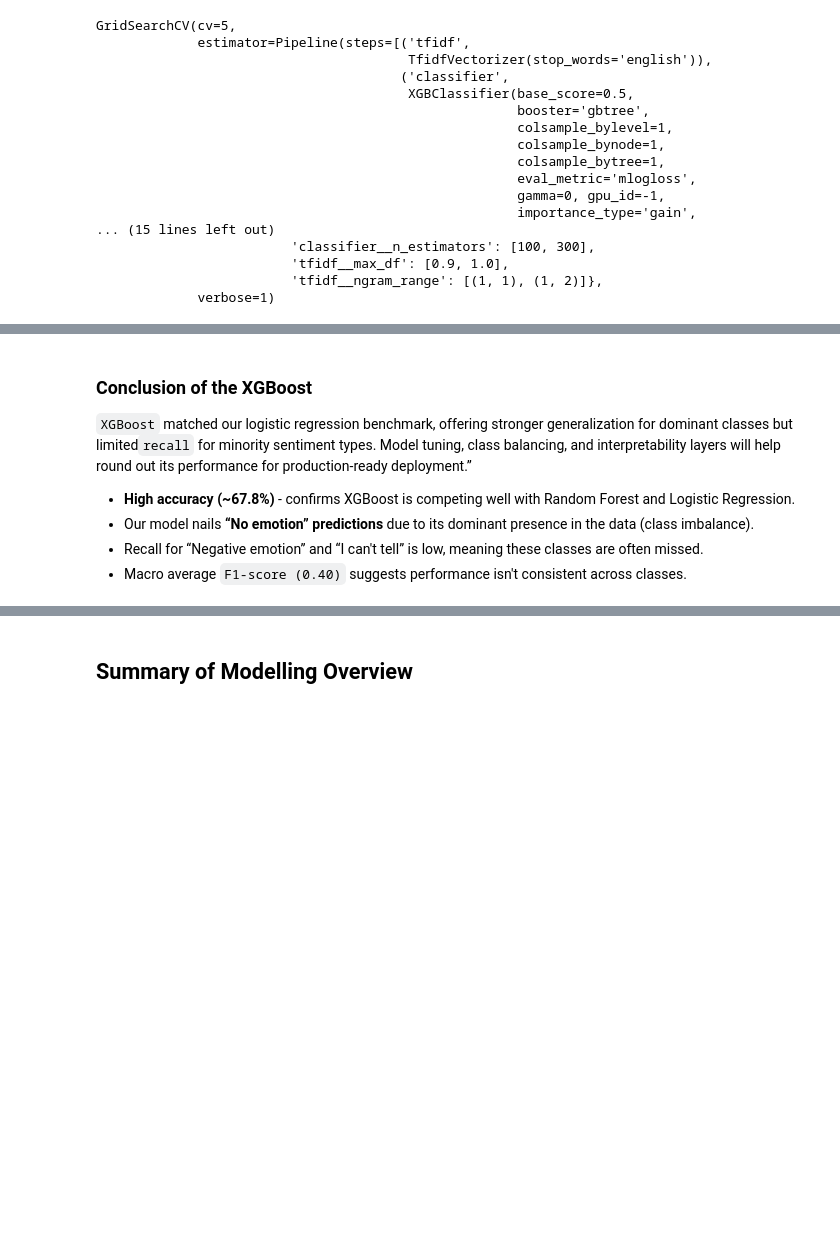
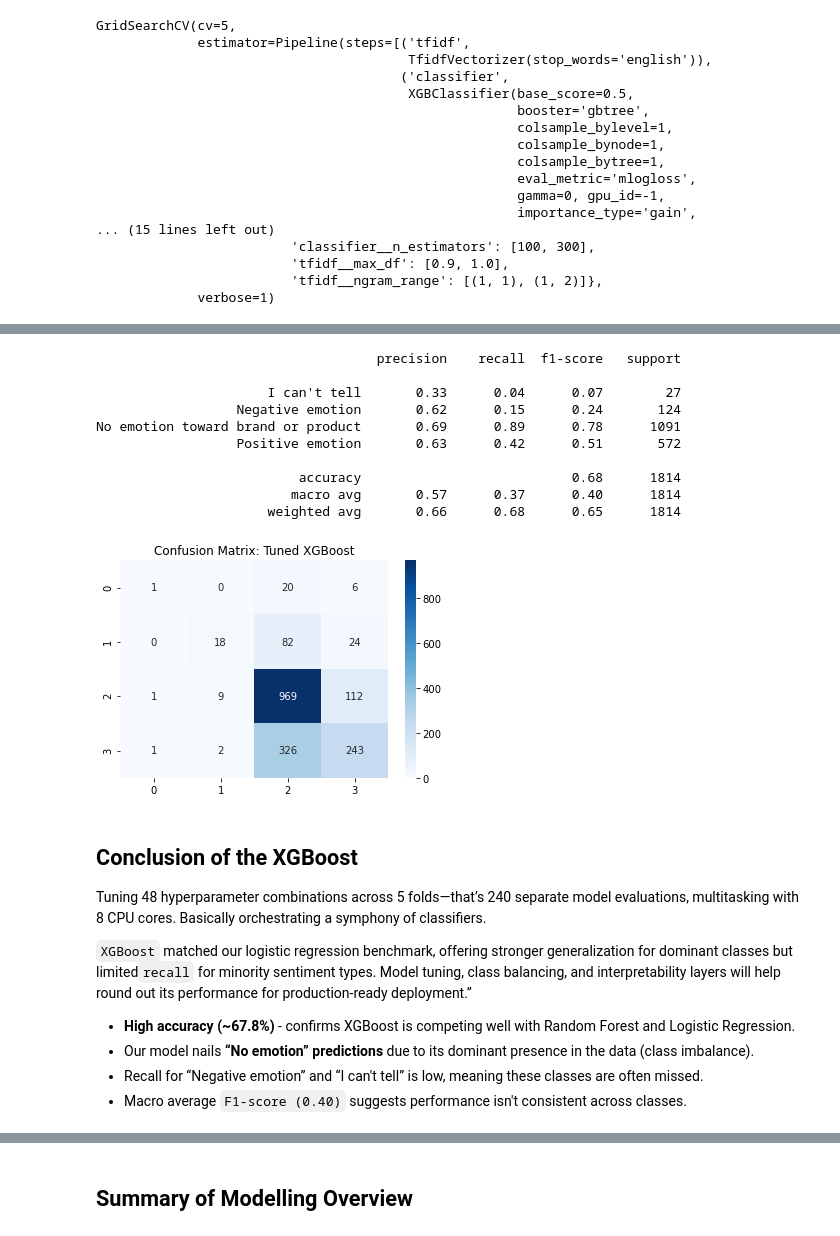
Before and after one commit to RonnyMuthomi/Group4_NLP_Project, a Jupyter notebook: austin_modelling.ipynb, the cells around one changed output, grey strips where cells are left out. Saved outputs shown, nothing was run; the diff lists cells and outputs as text; code cells hidden in the pictures; blank space fills up the shorter version.

```diff
--- a/austin_modelling.ipynb
+++ b/austin_modelling.ipynb
@@ -385,5 +400,29 @@ GridSearchCV(cv=5,
+# %%
+y_pred_best = grid_xgb.predict(X_test)
+
+from sklearn.metrics import classification_report, confusion_matrix
+print(classification_report(y_test, y_pred_best))
+
+cm = confusion_matrix(y_test, y_pred_best)
+sns.heatmap(cm, annot=True, fmt='d', cmap='Blues')
+plt.title("Confusion Matrix: Tuned XGBoost")
+plt.show()
+# %% [output]
+                                    precision    recall  f1-score   support
+
+                      I can't tell       0.33      0.04      0.07        27
+                  Negative emotion       0.62      0.15      0.24       124
+No emotion toward brand or product       0.69      0.89      0.78      1091
+                  Positive emotion       0.63      0.42      0.51       572
+
+                          accuracy                           0.68      1814
+                         macro avg       0.57      0.37      0.40      1814
+                      weighted avg       0.66      0.68      0.65      1814
+[figure, added]
 # %% [markdown]
-### Conclusion of the XGBoost
+## Conclusion of the XGBoost
+ Tuning 48 hyperparameter combinations across 5 folds—that’s 240 separate model evaluations, multitasking with 8 CPU cores. Basically orchestrating a symphony of classifiers.
+
 `XGBoost` matched our logistic regression benchmark, offering stronger generalization for dominant classes but limited`recall` for minority sentiment types. Model tuning, class balancing, and interpretability layers will help round out its performance for production-ready deployment.”
 - **High accuracy (~67.8%)** - confirms XGBoost is competing well with Random Forest and Logistic Regression.
 - Our model nails **“No emotion” predictions** due to its dominant presence in the data (class imbalance).
```
Also changed, not shown: parts of 19 cells of this notebook.
